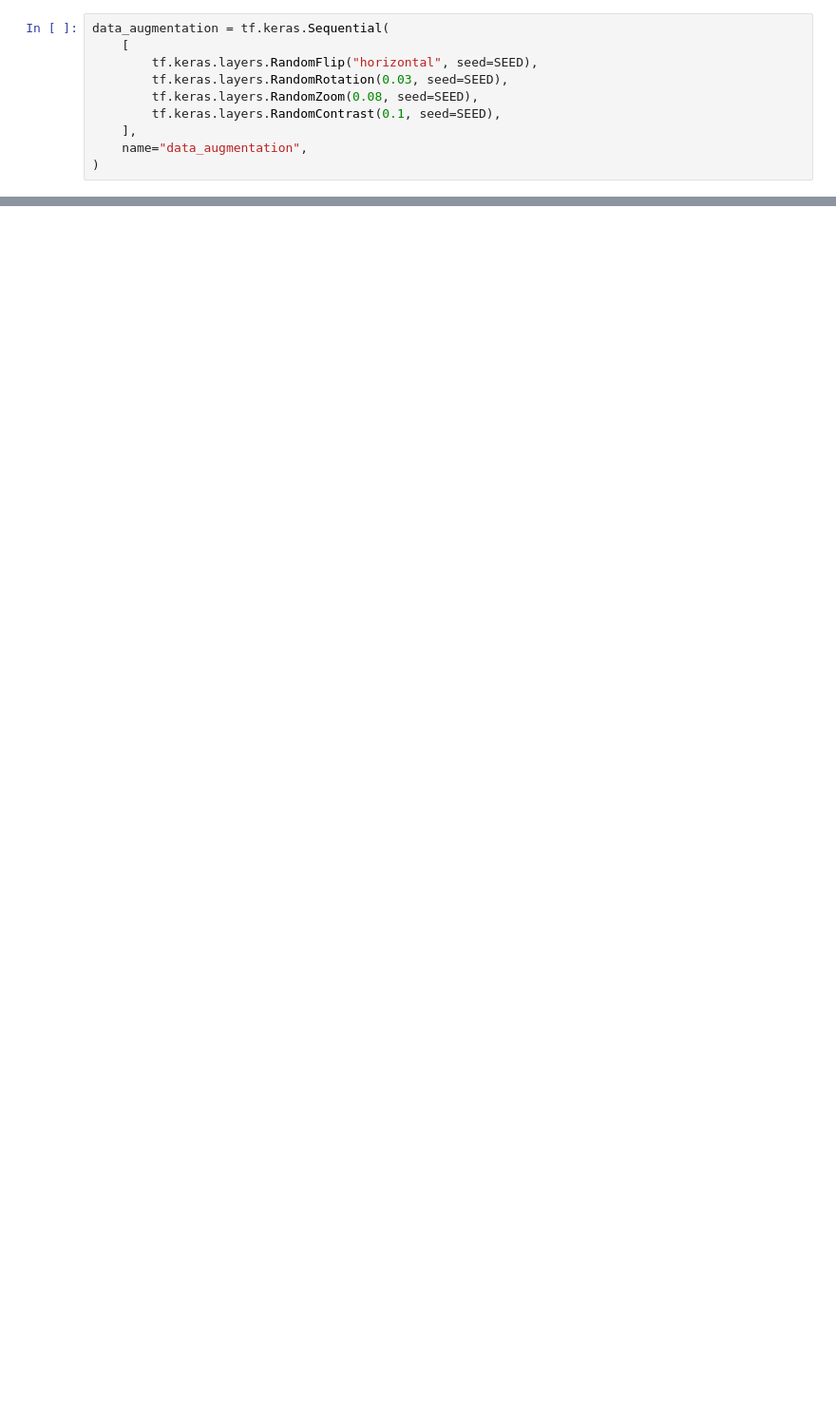
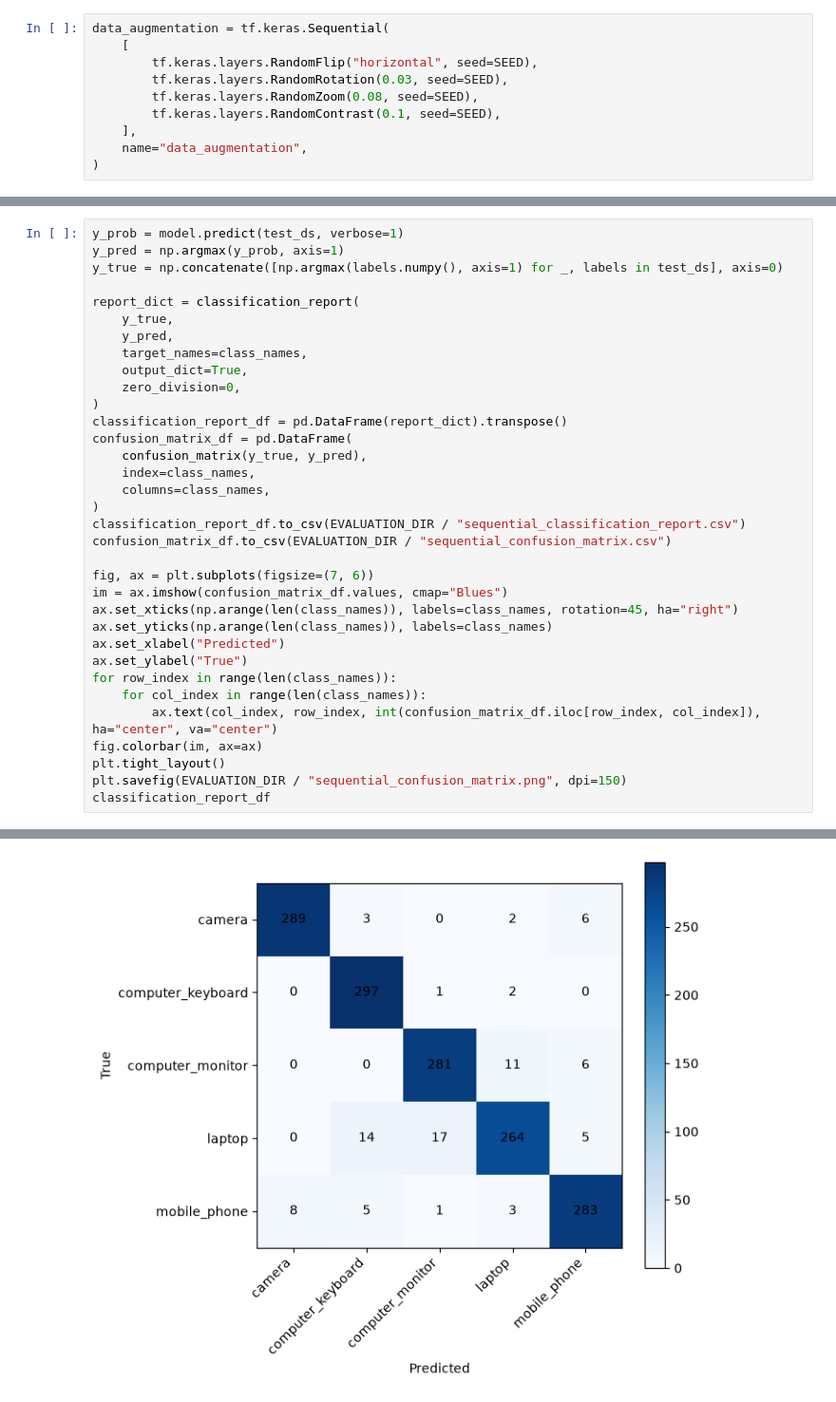
Before and after one commit to agungtrisutaji/submission-klasifikasi-gambar-eurosat, a Jupyter notebook: klasifikasi-gambar-it-assets.ipynb, the cells around one changed output, grey strips where cells are left out. Shown at 95% size. Cells and saved outputs as stored; diff of their text form; blank space fills up the shorter version.

```diff
--- a/klasifikasi-gambar-it-assets.ipynb
+++ b/klasifikasi-gambar-it-assets.ipynb
@@ -531,0 +699,35 @@ Model final adalah ensemble EfficientNetV2B1 + EfficientNetV2B2 + EfficientNetV2
+# %%
+y_prob = model.predict(test_ds, verbose=1)
+y_pred = np.argmax(y_prob, axis=1)
+y_true = np.concatenate([np.argmax(labels.numpy(), axis=1) for _, labels in test_ds], axis=0)
+
+report_dict = classification_report(
+    y_true,
+    y_pred,
+    target_names=class_names,
+    output_dict=True,
+    zero_division=0,
+)
+classification_report_df = pd.DataFrame(report_dict).transpose()
+confusion_matrix_df = pd.DataFrame(
+    confusion_matrix(y_true, y_pred),
+    index=class_names,
+    columns=class_names,
+)
+classification_report_df.to_csv(EVALUATION_DIR / "sequential_classification_report.csv")
+confusion_matrix_df.to_csv(EVALUATION_DIR / "sequential_confusion_matrix.csv")
+
+fig, ax = plt.subplots(figsize=(7, 6))
+im = ax.imshow(confusion_matrix_df.values, cmap="Blues")
+ax.set_xticks(np.arange(len(class_names)), labels=class_names, rotation=45, ha="right")
+ax.set_yticks(np.arange(len(class_names)), labels=class_names)
+ax.set_xlabel("Predicted")
+ax.set_ylabel("True")
+for row_index in range(len(class_names)):
+    for col_index in range(len(class_names)):
+        ax.text(col_index, row_index, int(confusion_matrix_df.iloc[row_index, col_index]), ha="center", va="center")
+fig.colorbar(im, ax=ax)
+plt.tight_layout()
+plt.savefig(EVALUATION_DIR / "sequential_confusion_matrix.png", dpi=150)
+classification_report_df
+# %% [output]
@@ -531,0 +745 @@ Model final adalah ensemble EfficientNetV2B1 + EfficientNetV2B2 + EfficientNetV2
+[figure, added]
```
Also changed, not shown: parts of 69 cells of this notebook.
